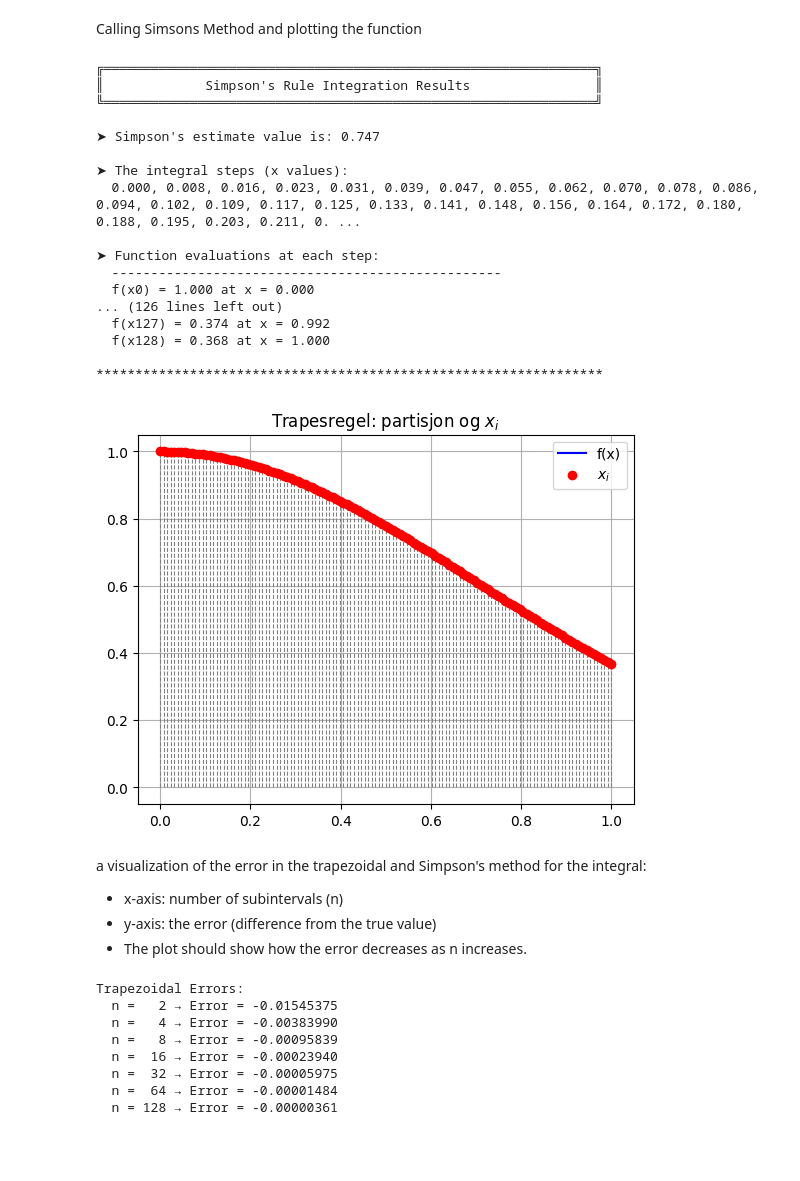
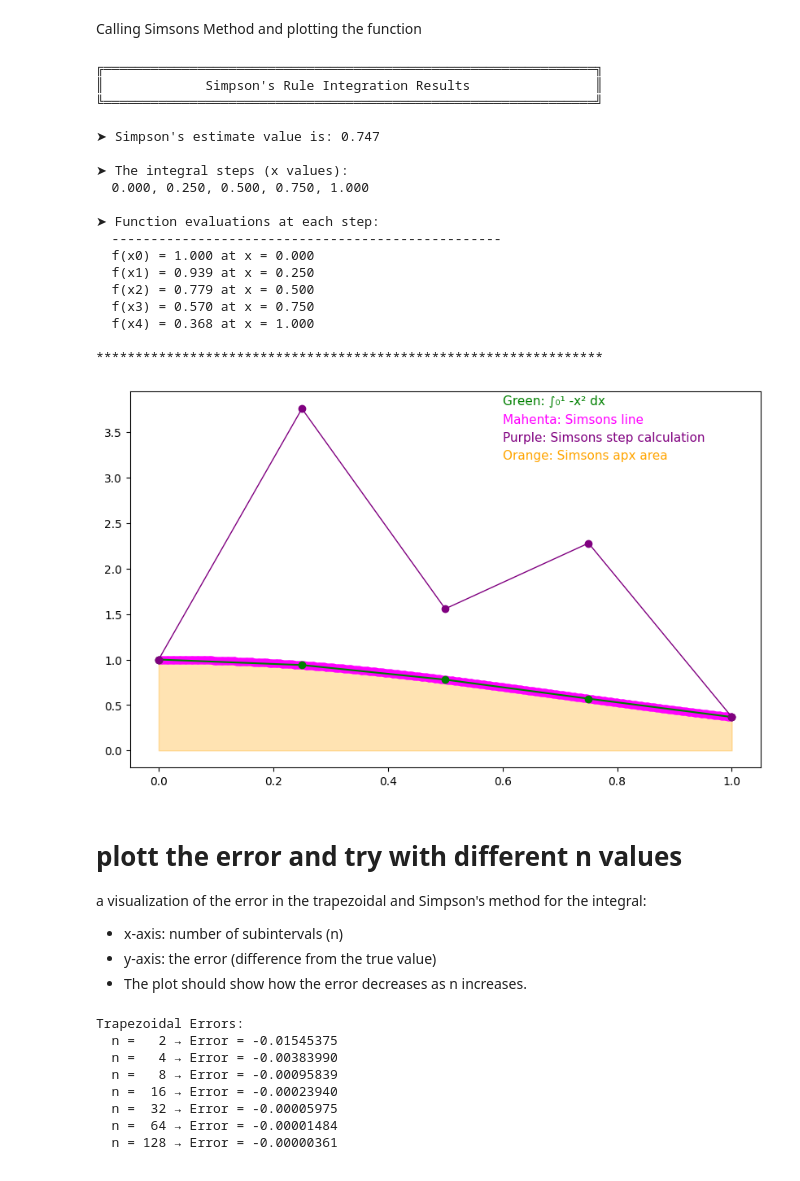
Before and after one commit to AreArjane/Matematikk1000, a Jupyter notebook: oppgave4/oppgave4.ipynb, the cells around one changed output. Saved outputs shown, nothing was run; the diff lists cells and outputs as text; code cells hidden in the pictures.

```diff
--- a/oppgave4/oppgave4.ipynb
+++ b/oppgave4/oppgave4.ipynb
@@ -28,7 +28,7 @@ import numpy as np
 import matplotlib.pyplot as plt
 
 #Integral from-to
-a , b = 0 , 1
+A , B = 0 , 1
 #Function return our function example which the exponent represent the sensor data with time
 def f(x):
     return np.exp(-x**2)
@@ -62,10 +62,10 @@ Calling Trapezoidal Method and plotting the function
 from colorama import Fore, Style, init
 init(autoreset=True)
 #subintervals (must be even for simsons method)
-n = 4
-h = (b - a) / n
+N = 4
+H = (B - A) / N
 #the numpy.linspace will return value between a and b with interval of (n)
-x_nodes = np.linspace(a, b, n + 1)
+x_nodes = np.linspace(A, B, N + 1)
 #setting the step value into the function
 y_nodes = f(x_nodes)
 
@@ -89,7 +89,7 @@ for i, x in enumerate(x_values_trapezoidal):
 
 print(Fore.CYAN + "\n" + "*" * 65)
 # Plot function
-x_dense = np.linspace(a, b, 800)
+x_dense = np.linspace(A, B, 800)
 y_dense = f(x_dense)
 
 plt.figure(figsize=(10, 6))
@@ -154,7 +154,7 @@ def simSons(h, arr_nodes):
 Calling Simsons Method and plotting the function
 # %%
 #calulcating with trapezoidal method
-res = simSons(h, y_nodes)
+res = simSons(H, y_nodes)
 print(Fore.CYAN + "╔═══════════════════════════════════════════════════════════════╗")
 print(Fore.CYAN + "║             Simpson's Rule Integration Results                ║")
 print(Fore.CYAN + "╚═══════════════════════════════════════════════════════════════╝\n")
@@ -172,42 +172,42 @@ for i, x in enumerate(x_values_simsons):
 
 print(Fore.CYAN + "\n" + "*" * 65)
 # Plot function
-x_dense = np.linspace(a, b, 800)
+x_dense = np.linspace(A, B, 800)
 y_dense = f(x_dense)
 
 plt.figure(figsize=(10, 6))
 plt.plot(x_dense, y_dense, 'o-', label='∫ e^(-x^2) dx', linewidth=4, color='magenta')
 plt.plot(x_nodes, y_nodes, 'o-', label='Sample points', color='green')
 plt.plot(x_values_simsons, y_values_simsons, 'o-', label='f(x) values', linewidth=1, color='purple')
 plt.fill_between(x_nodes, y_nodes, alpha=0.3, color='orange', label=f'Trapezoidal area ≈ {res}')
 
 plt.text(x=0.6, y=3.8, s='Green: ∫₀¹ -x² dx', color='green', fontsize=11)
 plt.text(x=0.6, y=3.6, s='Mahenta: Simsons line', fontsize=11 , color='magenta')
 plt.text(x=0.6, y=3.4, s='Purple: Simsons step calculation', fontsize=11, color='purple')
 plt.text(x=0.6, y=3.2, s='Orange: Simsons apx area', fontsize=11, color='orange')
-
-
 plt.show()
 # %% [output]
 ╔═══════════════════════════════════════════════════════════════╗
 ║             Simpson's Rule Integration Results                ║
 ╚═══════════════════════════════════════════════════════════════╝
 
 ➤ Simpson's estimate value is: 0.747
 
 ➤ The integral steps (x values):
-  0.000, 0.008, 0.016, 0.023, 0.031, 0.039, 0.047, 0.055, 0.062, 0.070, 0.078, 0.086, 0.094, 0.102, 0.109, 0.117, 0.125, 0.133, 0.141, 0.148, 0.156, 0.164, 0.172, 0.180, 0.188, 0.195, 0.203, 0.211, 0. ...
+  0.000, 0.250, 0.500, 0.750, 1.000
 
 ➤ Function evaluations at each step:
   --------------------------------------------------
   f(x0) = 1.000 at x = 0.000
-... (126 lines left out)
-  f(x127) = 0.374 at x = 0.992
-  f(x128) = 0.368 at x = 1.000
+  f(x1) = 0.939 at x = 0.250
+  f(x2) = 0.779 at x = 0.500
+  f(x3) = 0.570 at x = 0.750
+  f(x4) = 0.368 at x = 1.000
 
 *****************************************************************
-[figure, old version]
+[figure, new version]
 # %% [markdown]
+# plott the error and try with different n values
 a visualization of the error in the trapezoidal and Simpson's method for the integral:
 - x-axis: number of subintervals (n)
 - y-axis: the error (difference from the true value)
```
Also changed, not shown: parts of 2 cells of this notebook.
